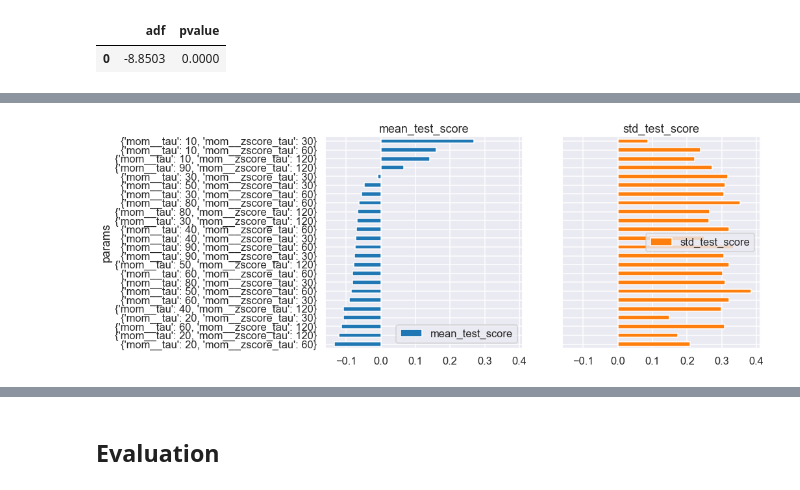
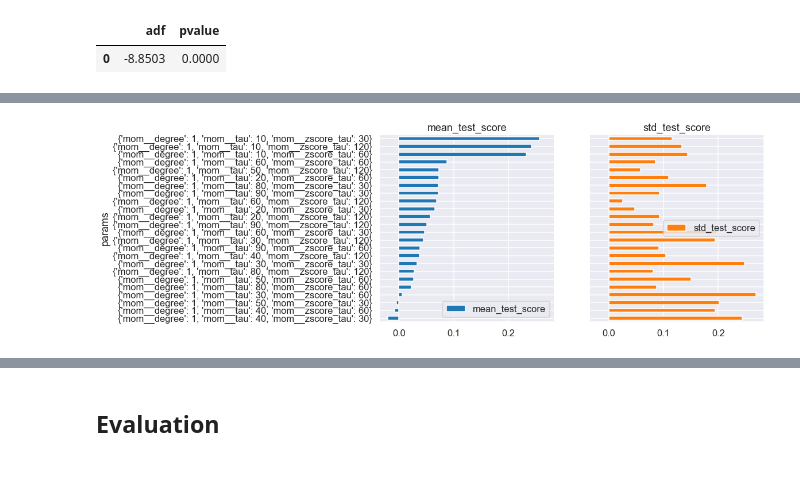
Before and after one commit to manualrg/ai4forecast, a Jupyter notebook: notebooks/04_fte_techind.ipynb, the cells around one changed output, grey strips where cells are left out. Cells and saved outputs as stored; diff of their text form; code cells hidden in the pictures.

Commit message:
logreg brent model

```diff
--- a/notebooks/04_fte_techind.ipynb
+++ b/notebooks/04_fte_techind.ipynb
@@ -43,8 +43,8 @@ spearman_scorer = make_scorer(compute_spearman, greater_is_better=True)
 # %% [markdown]
 # Split Data
 # %%
-X_train = comm_df.loc[SPLIT_DT:, ['brent']]
-y_train = target.loc[SPLIT_DT:, 'target']
+X_train = comm_df.loc[:SPLIT_DT, ['brent']]
+y_train = target.loc[:SPLIT_DT, 'target']
 # %%
 tscv = TimeSeriesSplit(n_splits=KFOLDS)
 sp_tscv  = tscv.split(y_train)
@@ -151,7 +151,7 @@ plt.show()
 # %% [markdown]
 ## Evaluation
 # %%
-fte_macd = mle_ts.MACD(short_tau=3, long_tau=30, zscore_tau=120)
+fte_macd = mle_ts.MACD(short_tau=3, long_tau=29, zscore_tau=90)
 comm_df['x_brent_macd_hpt'] = fte_macd.fit_transform(comm_df[['brent']]).values[:,0]
 # %%
 comm_df[['x_brent_macd_hpt', 'target']].corr('spearman')
@@ -265,13 +265,14 @@ mle_ts.run_adf_test(momentum)
 from src.mle import time_series as mle_ts
 
 lr = LinearRegression(fit_intercept=False)
-fte_mom = mle_ts.Momentum(degree=1)
+fte_mom = mle_ts.Momentum()
 discr = KBinsDiscretizer(n_bins=10, encode='ordinal', strategy='uniform')
 pl_mom = Pipeline([('mom', fte_mom), ('discr', discr), ('lr', lr)])
 
 
 grid_mom = {'mom__tau': [10, 20, 30, 40, 50, 60, 80, 90],
-           'mom__zscore_tau': [30, 60, 120]}
+           'mom__zscore_tau': [30, 60, 120],
+            'mom__degree': [1,2]}
 
 mom_cv = GridSearchCV(pl_mom, grid_mom, scoring=spearman_scorer, cv=tscv, n_jobs=-1)
 mom_cv.fit(X_train, y_train)
@@ -301,5 +293,13 @@ mom_cv_res.head()
+# %%
+
+
+mom_cv_res= pd.DataFrame(mom_cv.cv_results_)
+mom_cv_res.head()
+
+mom_cv_res1 = mom_cv_res.loc[mom_cv_res['param_mom__degree']==1]
+mom_cv_res2 = mom_cv_res.loc[mom_cv_res['param_mom__degree']==2]
 # %%
-mom_cv_res.sort_values(by='mean_test_score').plot.barh(x='params', y=['mean_test_score', 'std_test_score'], subplots=True, layout=(1,2), sharey=True)
+mom_cv_res1.sort_values(by='mean_test_score').plot.barh(x='params', y=['mean_test_score', 'std_test_score'], subplots=True, layout=(1,2), sharey=True)
 plt.show()
 # %% [output]
-[figure, old version]
+[figure, new version]
```
Also changed, not shown: parts of 24 cells of this notebook.
